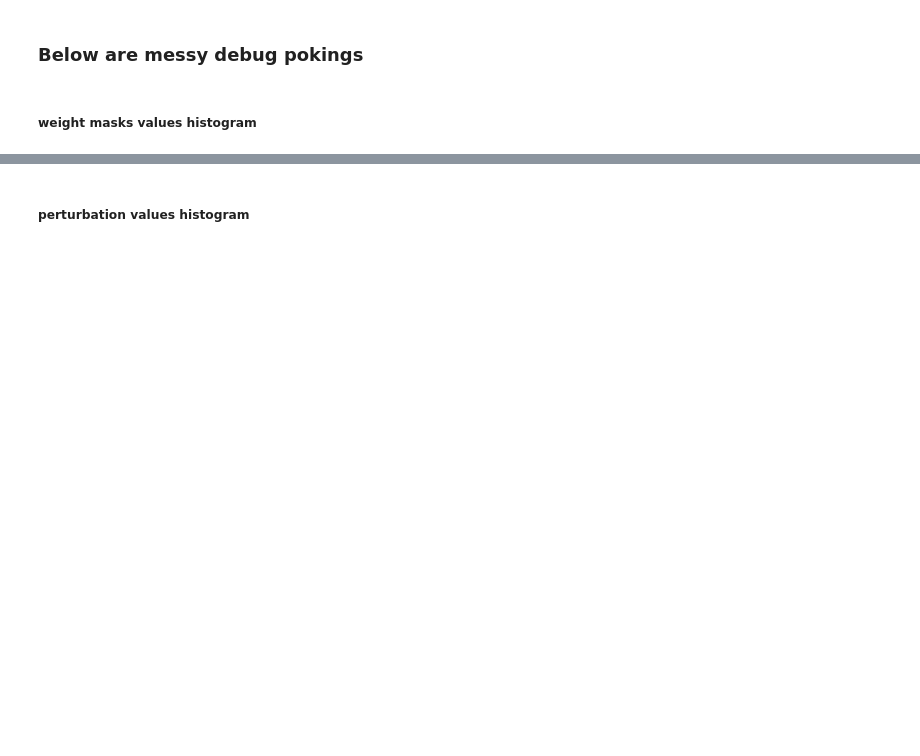
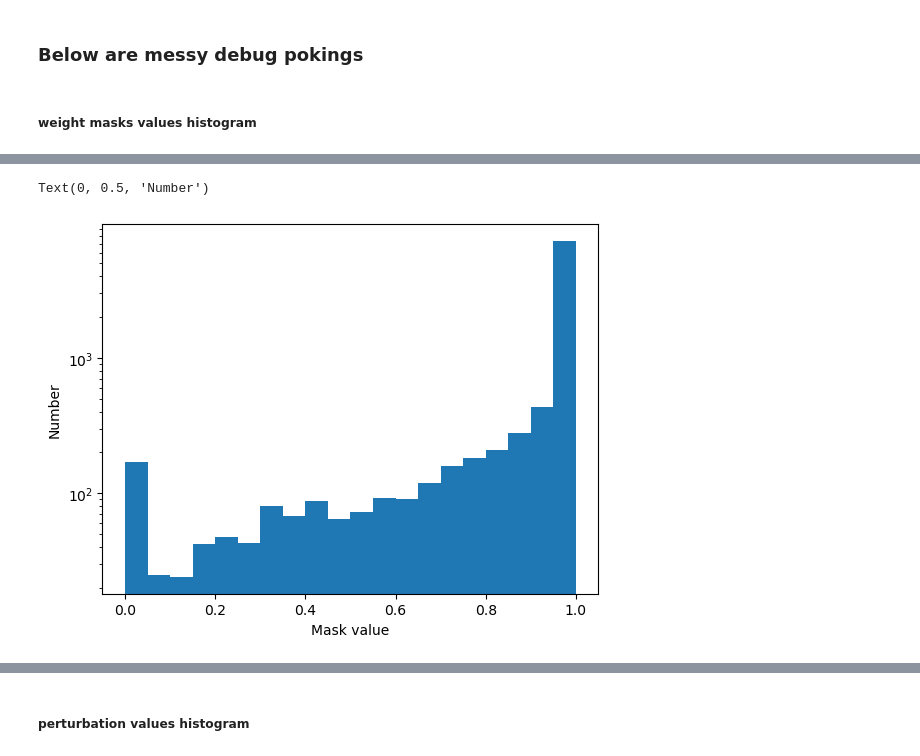
Before and after one commit to nikitamahmoudi/EECS6322Project, a Jupyter notebook: pruning_2a.ipynb, the cells around one changed output, grey strips where cells are left out. Saved outputs shown, nothing was run; the diff lists cells and outputs as text; code cells hidden in the pictures; blank space fills up the shorter version.

```diff
--- a/pruning_2a.ipynb
+++ b/pruning_2a.ipynb
@@ -159,8 +159,11 @@ for epoch in range(50):
             pred = anp_system.model(inputs)
             pred_lbls = np.argmax(pred.cpu().detach().numpy(),1,keepdims=True)
 
-            backdoor_success_ct += np.sum(pred_lbls == 0)
-            backdoor_item_ct += inputs.shape[0]
+            # be careful to remove the test dataset items that originally were label 0
+            # since we don't want to mix them in with testing backdoor on labels 1-9
+            backdoor_success_ct += np.sum((pred_lbls == 0).flatten() & (label.numpy() != 0))
+            # backdoor_item_ct += inputs.shape[0]
+            backdoor_item_ct += np.sum(label.numpy() != 0)
 
     print(f'Backdoor Success Rate: {backdoor_success_ct/backdoor_item_ct}')
     asr_list.append(backdoor_success_ct/backdoor_item_ct)
@@ -179,0 +205,17 @@ plt.plot(asr_list)
+# %%
+threshold_value = 0.2
+# %%
+# apply pruning
+# anp_system._prune_neurons(threshold_value)
+
+with torch.no_grad():
+    for name, param in anp_system.model.named_parameters():
+        if name.endswith('weight'):
+            if name in anp_system.weight_masks:
+                param.copy_(param * (anp_system.weight_masks[name] >= threshold_value))
+# %%
+fcw = None
+
+for name, param in anp_system.model.named_parameters():
+    if name == 'fc.weight':
+        fcw = param
@@ -194,4 +306,9 @@ all_masks_values.shape
 # %%
 plt.hist(all_masks_values, bins=20, log=True)
+plt.xlabel('Mask value')
+plt.ylabel('Number')
+# %% [output]
+Text(0, 0.5, 'Number')
+[figure, added]
 # %%
 plt.hist(all_masks_values, bins=20)
```
Also changed, not shown: parts of 55 cells of this notebook, 1 other file.
